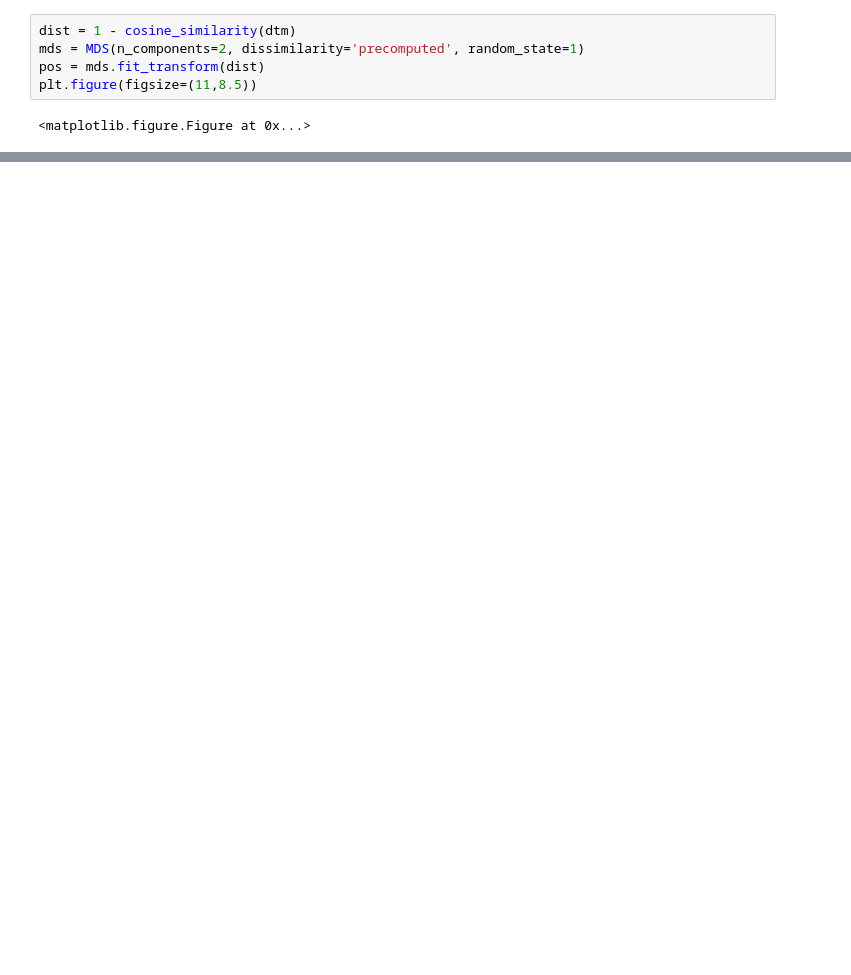
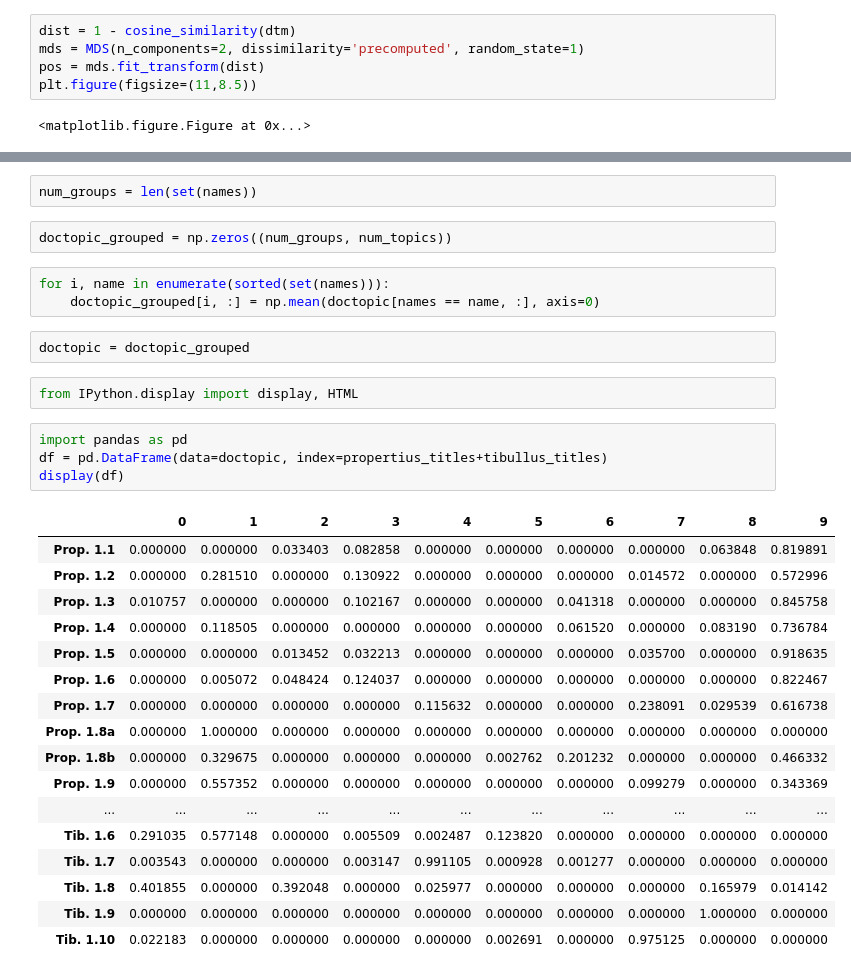
Before and after one commit to diyclassics/ll-experiments, a Jupyter notebook: yale.ipynb, the cells around one changed output, grey strips where cells are left out. Cells and saved outputs as stored; diff of their text form; blank space fills up the shorter version.

```diff
--- a/yale.ipynb
+++ b/yale.ipynb
@@ -439,0 +464,33 @@ plt.show()
+# %%
+num_groups = len(set(names))
+# %%
+doctopic_grouped = np.zeros((num_groups, num_topics))
+# %%
+for i, name in enumerate(sorted(set(names))):
+    doctopic_grouped[i, :] = np.mean(doctopic[names == name, :], axis=0)
+# %%
+doctopic = doctopic_grouped
+# %%
+from IPython.display import display, HTML
+# %%
+import pandas as pd
+df = pd.DataFrame(data=doctopic, index=propertius_titles+tibullus_titles)
+display(df)
+# %% [output]
+|  | 0 | 1 | 2 | 3 | 4 | 5 | 6 | 7 | 8 | 9 |
+| Prop. 1.1 | 0.000000 | 0.000000 | 0.033403 | 0.082858 | 0.000000 | 0.000000 | 0.000000 | 0.000000 | 0.063848 | 0.819891 |
+| Prop. 1.2 | 0.000000 | 0.281510 | 0.000000 | 0.130922 | 0.000000 | 0.000000 | 0.000000 | 0.014572 | 0.000000 | 0.572996 |
+| Prop. 1.3 | 0.010757 | 0.000000 | 0.000000 | 0.102167 | 0.000000 | 0.000000 | 0.041318 | 0.000000 | 0.000000 | 0.845758 |
+| Prop. 1.4 | 0.000000 | 0.118505 | 0.000000 | 0.000000 | 0.000000 | 0.000000 | 0.061520 | 0.000000 | 0.083190 | 0.736784 |
+| Prop. 1.5 | 0.000000 | 0.000000 | 0.013452 | 0.032213 | 0.000000 | 0.000000 | 0.000000 | 0.035700 | 0.000000 | 0.918635 |
+| Prop. 1.6 | 0.000000 | 0.005072 | 0.048424 | 0.124037 | 0.000000 | 0.000000 | 0.000000 | 0.000000 | 0.000000 | 0.822467 |
+| Prop. 1.7 | 0.000000 | 0.000000 | 0.000000 | 0.000000 | 0.115632 | 0.000000 | 0.000000 | 0.238091 | 0.029539 | 0.616738 |
+| Prop. 1.8a | 0.000000 | 1.000000 | 0.000000 | 0.000000 | 0.000000 | 0.000000 | 0.000000 | 0.000000 | 0.000000 | 0.000000 |
+| Prop. 1.8b | 0.000000 | 0.329675 | 0.000000 | 0.000000 | 0.000000 | 0.002762 | 0.201232 | 0.000000 | 0.000000 | 0.466332 |
+| Prop. 1.9 | 0.000000 | 0.557352 | 0.000000 | 0.000000 | 0.000000 | 0.000000 | 0.000000 | 0.099279 | 0.000000 | 0.343369 |
+| ... | ... | ... | ... | ... | ... | ... | ... | ... | ... | ... |
+| Tib. 1.6 | 0.291035 | 0.577148 | 0.000000 | 0.005509 | 0.002487 | 0.123820 | 0.000000 | 0.000000 | 0.000000 | 0.000000 |
+| Tib. 1.7 | 0.003543 | 0.000000 | 0.000000 | 0.003147 | 0.991105 | 0.000928 | 0.001277 | 0.000000 | 0.000000 | 0.000000 |
+| Tib. 1.8 | 0.401855 | 0.000000 | 0.392048 | 0.000000 | 0.025977 | 0.000000 | 0.000000 | 0.000000 | 0.165979 | 0.014142 |
+| Tib. 1.9 | 0.000000 | 0.000000 | 0.000000 | 0.000000 | 0.000000 | 0.000000 | 0.000000 | 0.000000 | 1.000000 | 0.000000 |
+| Tib. 1.10 | 0.022183 | 0.000000 | 0.000000 | 0.000000 | 0.000000 | 0.002691 | 0.000000 | 0.975125 | 0.000000 | 0.000000 |
```
Also changed, not shown: parts of 28 cells of this notebook.
